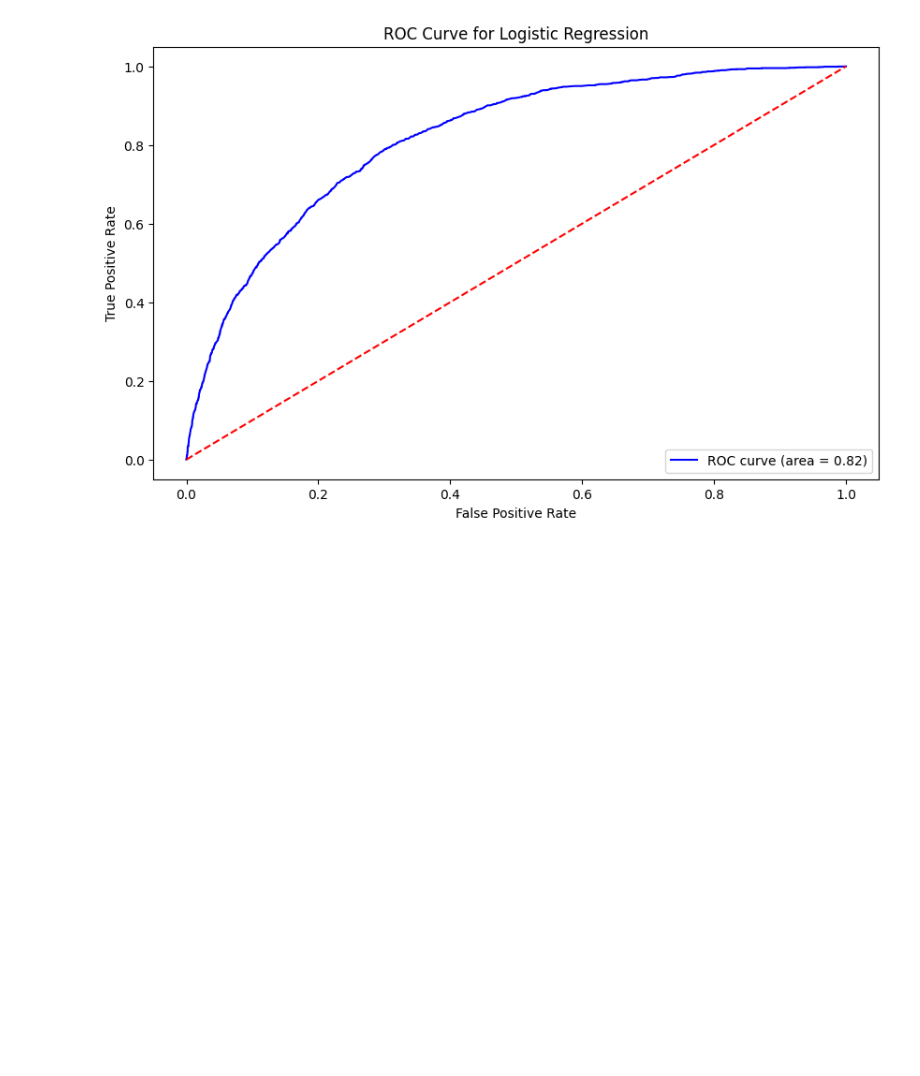
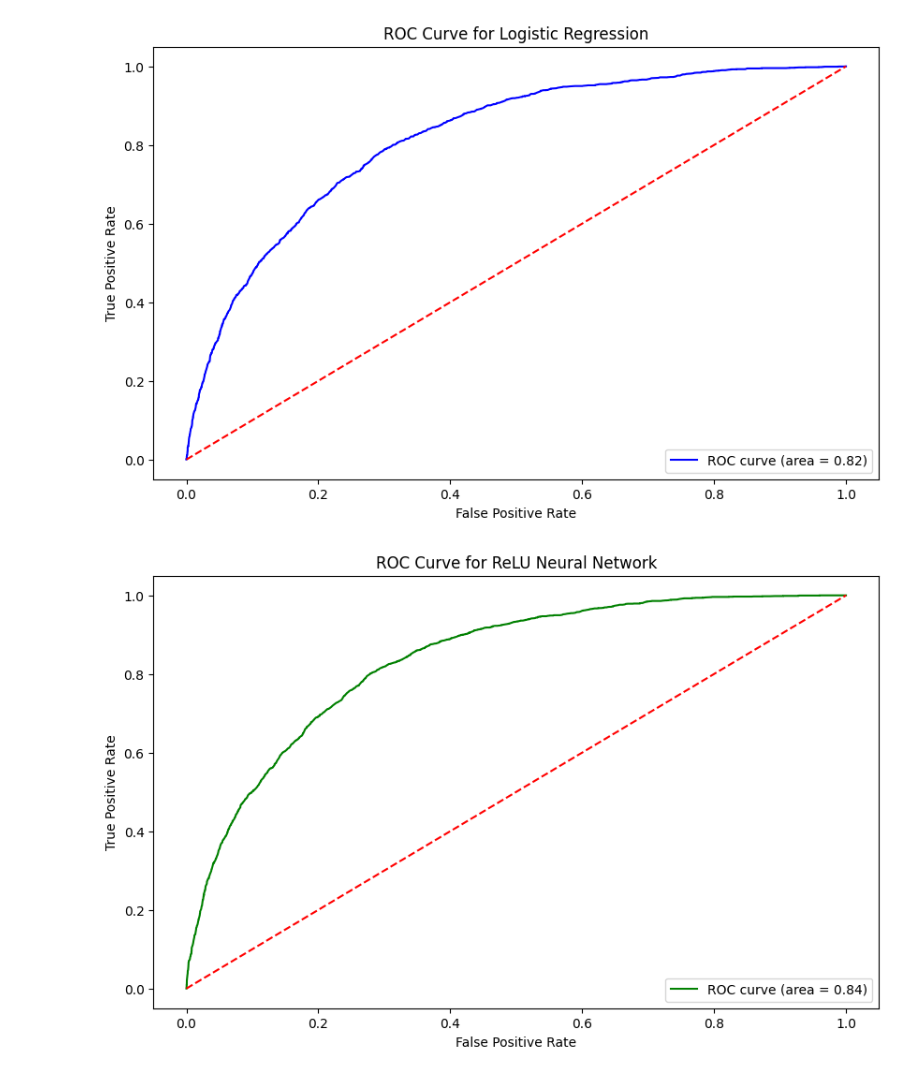
Before and after one commit to VisaHuy/Salary-Prediction-Project, a Jupyter notebook: notebooks/Salary_Prediction_Model.ipynb, the cells around one changed output. Cells and saved outputs as stored; diff of their text form; code cells hidden in the pictures; blank space fills up the shorter version.

Commit message:
Model training and testing (Relu)

```diff
--- a/notebooks/Salary_Prediction_Model.ipynb
+++ b/notebooks/Salary_Prediction_Model.ipynb
@@ -316,3 +316,18 @@ plt.legend(loc='lower right')
 plt.show()
 # %% [output]
 [figure]
+# %%
+# ROC curve for ReLU Neural Network
+y_prob_relu = relu_model.predict_proba(X_test)[:, 1]
+fpr_relu, tpr_relu, thresholds_relu = roc_curve(y_test, y_prob_relu)
+roc_auc_relu = auc(fpr_relu, tpr_relu)
+plt.figure(figsize=(10,6))
+plt.plot(fpr_relu, tpr_relu, color='green', label=f'ROC curve (area = {roc_auc_relu:.2f})')
+plt.plot([0, 1], [0, 1], color='red', linestyle ='--')
+plt.title('ROC Curve for ReLU Neural Network')
+plt.xlabel('False Positive Rate')
+plt.ylabel('True Positive Rate')
+plt.legend(loc='lower right')
+plt.show()
+# %% [output]
+[figure, added]
```
